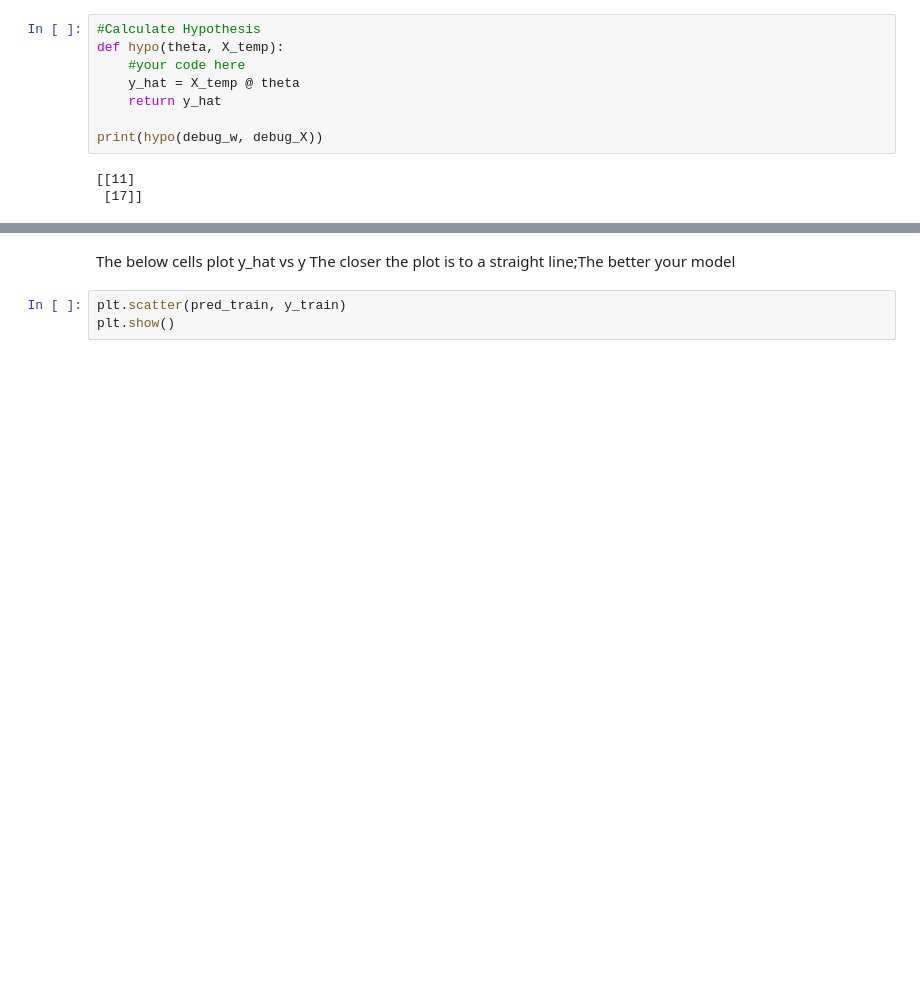
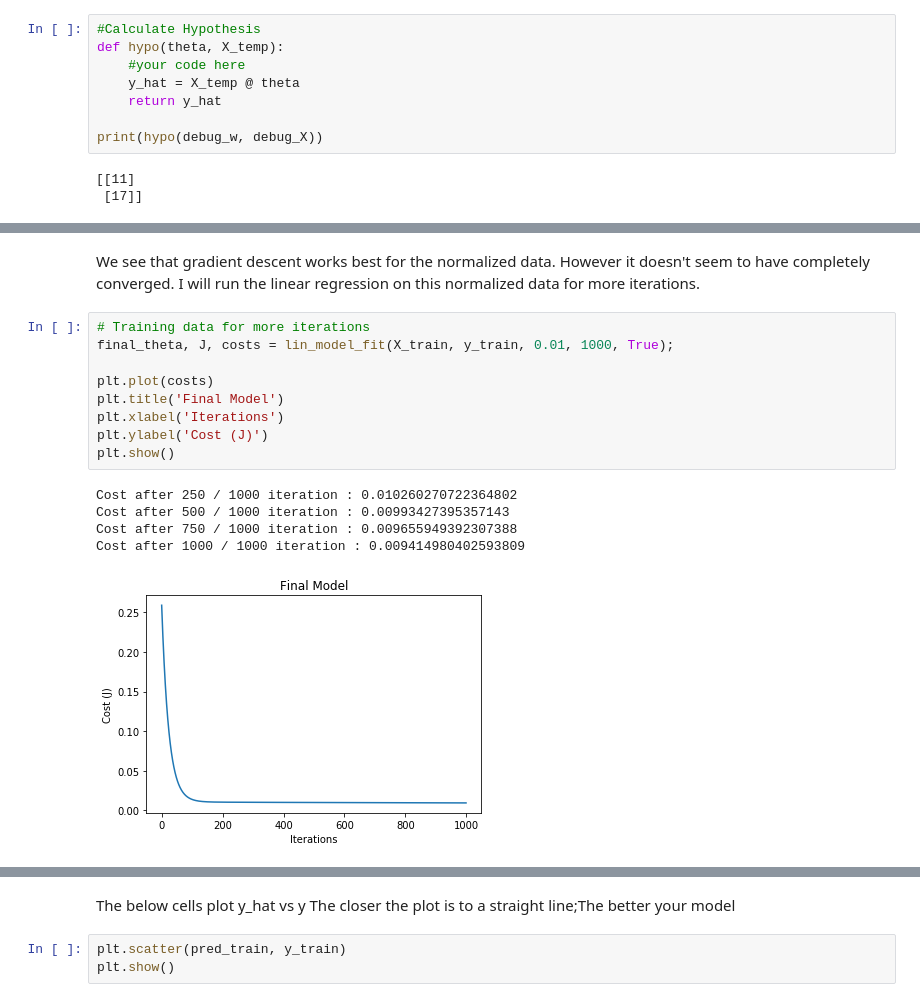
Before and after one commit to AnirudhAchal/Linear-Regression-From-Scratch, a Jupyter notebook: ML take home/Q1/take-home.ipynb, the cells around one changed output, grey strips where cells are left out. Cells and saved outputs as stored; diff of their text form; blank space fills up the shorter version.

```diff
--- a/ML take home/Q1/take-home.ipynb
+++ b/ML take home/Q1/take-home.ipynb
@@ -160,0 +193,17 @@ Cost after 100 / 100 intertation : 0.01560300800898864
+# %% [markdown]
+We see that gradient descent works best for the normalized data. However it doesn't seem to have completely converged. I will run the linear regression on this normalized data for more iterations.
+# %%
+# Training data for more iterations
+final_theta, J, costs = lin_model_fit(X_train, y_train, 0.01, 1000, True);
+
+plt.plot(costs)
+plt.title('Final Model')
+plt.xlabel('Iterations')
+plt.ylabel('Cost (J)')
+plt.show()
+# %% [output]
+Cost after 250 / 1000 iteration : 0.010260270722364802
+Cost after 500 / 1000 iteration : 0.00993427395357143
+Cost after 750 / 1000 iteration : 0.009655949392307388
+Cost after 1000 / 1000 iteration : 0.009414980402593809
+[figure, added]
```
Also changed, not shown: parts of 27 cells of this notebook.
